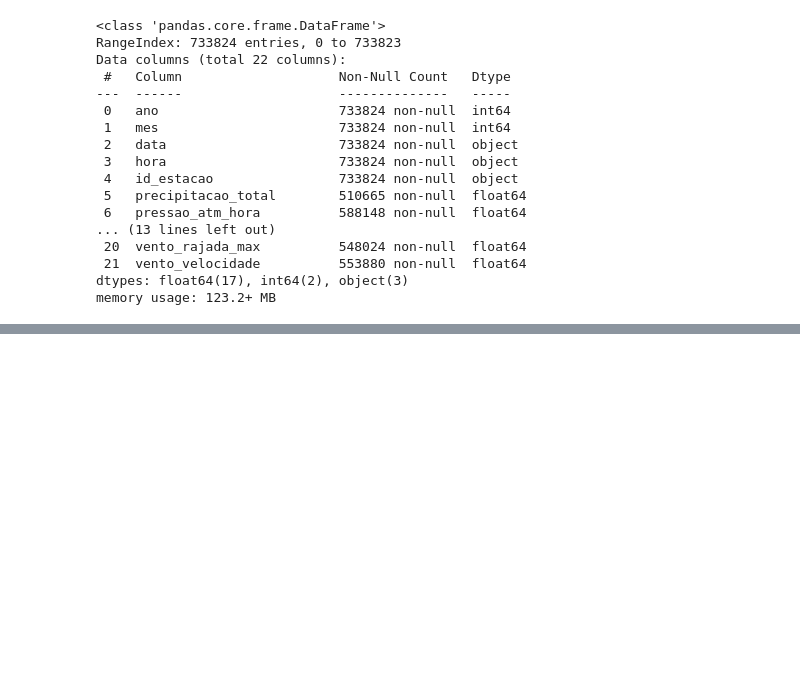
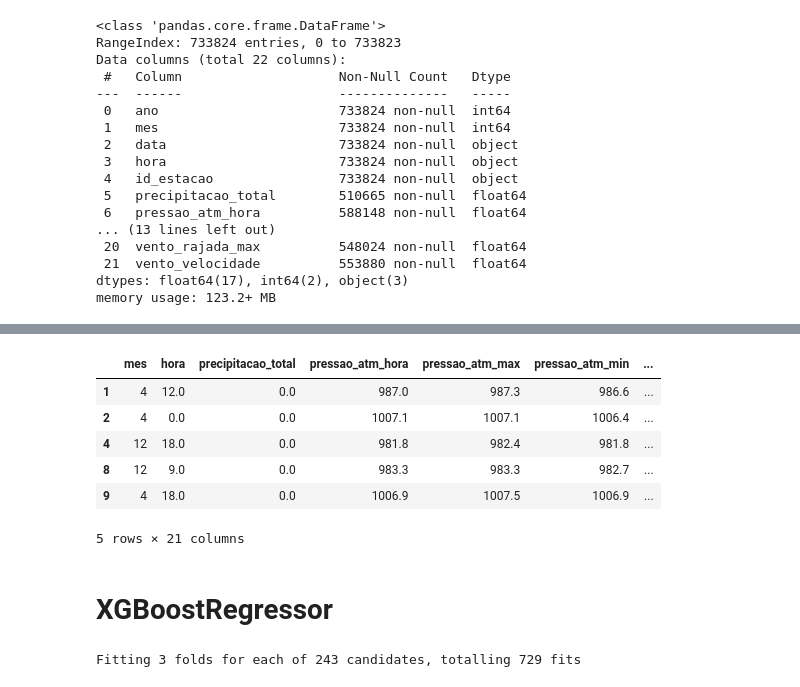
Before and after one commit to ArthurrCr/Projeto_PDI_, a Jupyter notebook: notebooks/preprocessamento.ipynb, the cells around one changed output, grey strips where cells are left out. Saved outputs shown, nothing was run; the diff lists cells and outputs as text; code cells hidden in the pictures; blank space fills up the shorter version.

Commit message:
tratamento dos dados

```diff
--- a/notebooks/preprocessamento.ipynb
+++ b/notebooks/preprocessamento.ipynb
@@ -96,27 +93,3 @@ Data columns (total 22 columns):
  21  vento_velocidade          553880 non-null  float64
 dtypes: float64(17), int64(2), object(3)
 memory usage: 123.2+ MB
-# %%
-# Converter data pro formato datetime
-df_meta_dados['data'] = pd.to_datetime(df_meta_dados['data'], format='%Y-%m-%d')
-
-# Criar a coluna com apenas o dia
-df_meta_dados['dia'] = df_meta_dados['data'].dt.day
-
-# Converter hora pra inteiro
-df_meta_dados['hora'] = df_meta_dados['hora'].str.replace(':','').astype(int)
-df_meta_dados['hora'] = df_meta_dados['hora']/10000
-# Codificação cíclica da hora
-df_meta_dados['hora_sin'] = np.sin(2 * np.pi * df_meta_dados['hora'] / 24)
-df_meta_dados['hora_cos'] = np.cos(2 * np.pi * df_meta_dados['hora'] / 24)
-
-# Inicializar o codificador de rótulos
-label_encoder = LabelEncoder()
-
-# Aplicar a codificação de rótulos
-df_meta_dados['id_estacao_encoded'] = label_encoder.fit_transform(df_meta_dados['id_estacao'])
-
-# Removendo colunas desnecessárias
-df_meta_dados = df_meta_dados.drop(columns=['data','ano','id_estacao'])
-df_meta_dados = df_meta_dados.dropna()
-df_meta_dados.head()
@@ -169,0 +106,22 @@ print(f'Root Mean Squared Error: {rmse}')
+# %%
+# Nome da coluna alvo
+target_column = 'temperatura_max'
+
+# Processar os dados
+df, X_train_scaled, X_test_scaled, y_train, y_test = preprocess_data(df_meta_dados, target_column)
+df.head()
+# %% [output]
+|  | mes | hora | precipitacao_total | pressao_atm_hora | pressao_atm_max | pressao_atm_min | ... |
+| 1 | 4 | 12.0 | 0.0 | 987.0 | 987.3 | 986.6 | ... |
+| 2 | 4 | 0.0 | 0.0 | 1007.1 | 1007.1 | 1006.4 | ... |
+| 4 | 12 | 18.0 | 0.0 | 981.8 | 982.4 | 981.8 | ... |
+| 8 | 12 | 9.0 | 0.0 | 983.3 | 983.3 | 982.7 | ... |
+| 9 | 4 | 18.0 | 0.0 | 1006.9 | 1007.5 | 1006.9 | ... |
+5 rows × 21 columns
+# %% [markdown]
+# XGBoostRegressor
+# %%
+# Treinar o modelo e avaliar seu desempenho
+best_model = train_and_evaluate_model(X_train_scaled, X_test_scaled, y_train, y_test)
+# %% [output]
+Fitting 3 folds for each of 243 candidates, totalling 729 fits
```
Also changed, not shown: parts of 14 cells of this notebook, 2 other files.
